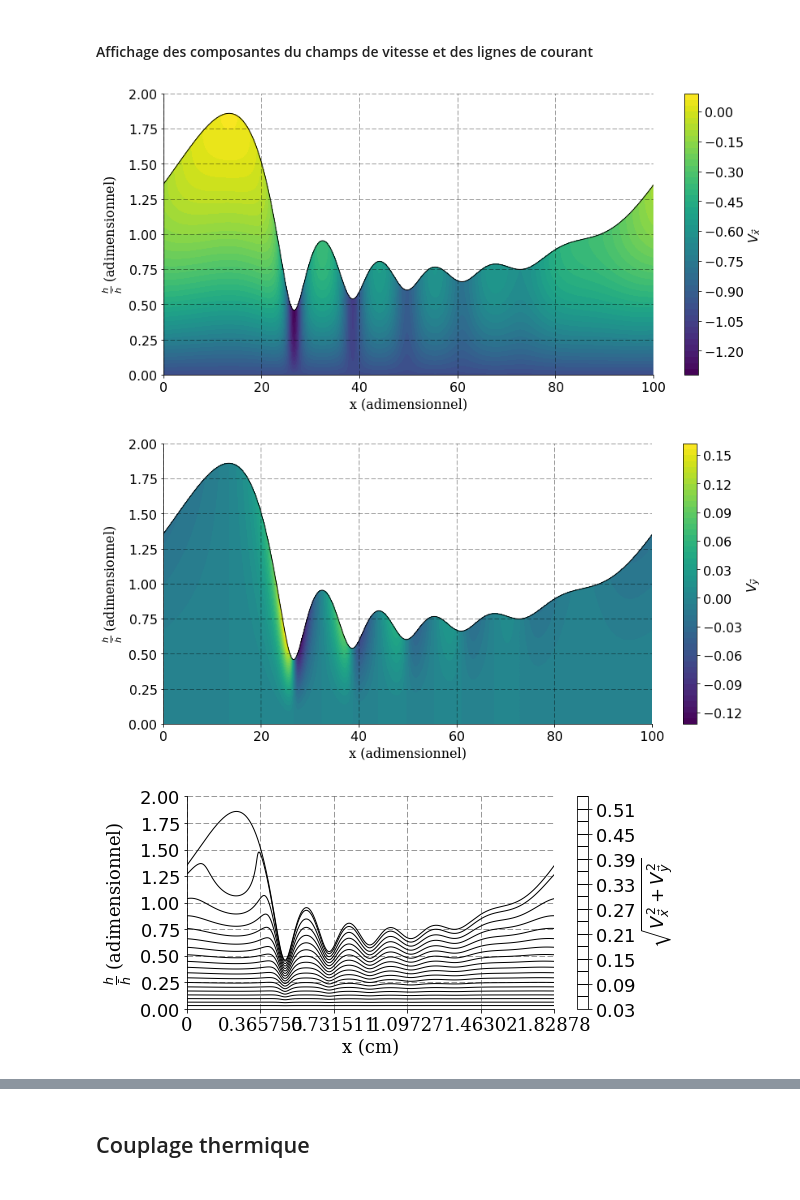
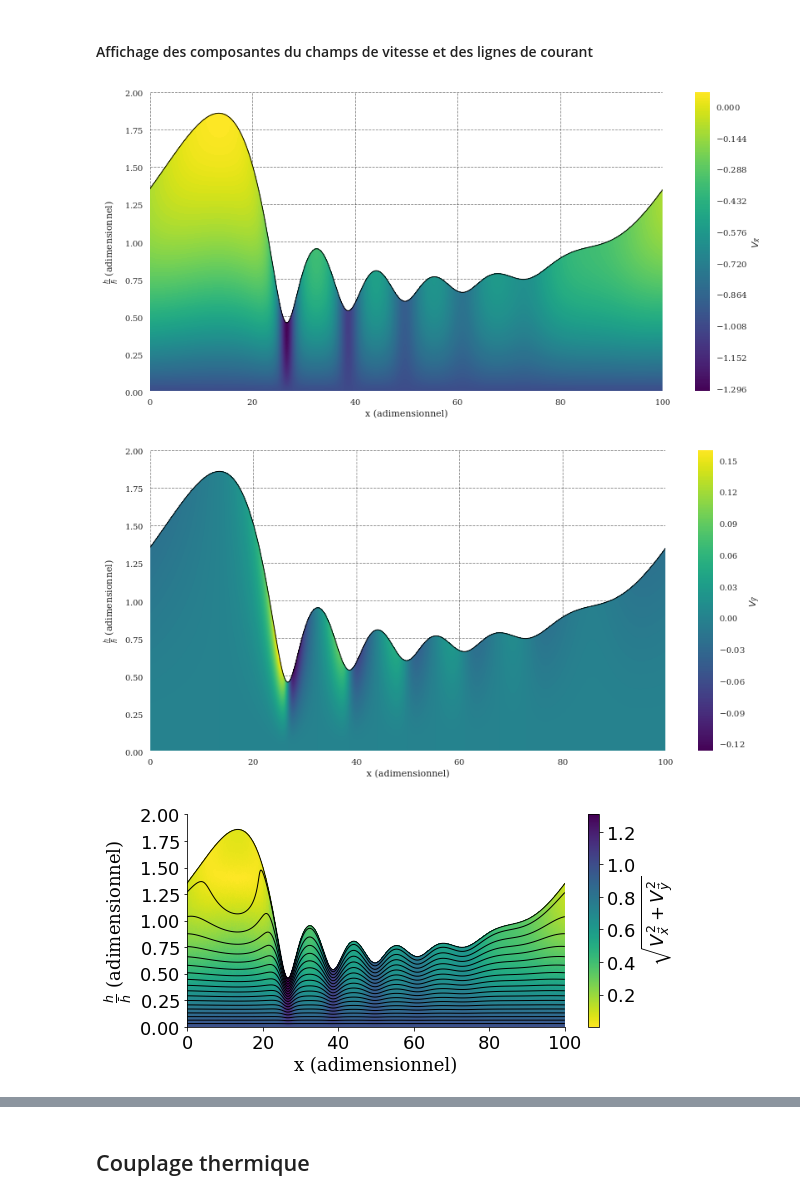
Before and after one commit to celliern/arc_2017, a Jupyter notebook: contenu_additionnel.ipynb, the cells around one changed output, grey strips where cells are left out. Drawn from its saved outputs; the diff is of its cells as text; code cells hidden in the pictures.

```diff
--- a/contenu_additionnel.ipynb
+++ b/contenu_additionnel.ipynb
@@ -9,7 +14,8 @@ from scipy.integrate import cumtrapz
 from th_fallfilm.misc import helpers, container, materials
 import multiprocessing as mp
 from scibelt.viz import cascade_plot
-pl.style.use('publication_jupyter')
+import holoviews as hv
+pl.style.use('publication')
 
 %matplotlib inline
 # %% [markdown]
@@ -137,7 +143,7 @@ stream = cumtrapz(y=u, x=yy,
 # %%
 pl.figure(figsize=(12, 6))
 with pl.rc_context(rc={'text.fontsize': 16}):
-    pl.tricontourf(triangles, u.flatten(), 50)
+    pl.tricontourf(triangles, u.flatten(), 200)
     pl.plot(persist.x, persist.h[-1], color='black')
     pl.xlim(persist.x.min(), persist.x.max())
     pl.ylim(0, 2)
@@ -148,11 +154,11 @@ with pl.rc_context(rc={'text.fontsize': 16}):
     pl.show()
     # pl.savefig('figures/01-established_wave_Vx.pdf')
 # %% [output]
-[figure, old version]
+[figure, new version]
 # %%
 pl.figure(figsize=(12, 6))
 with pl.rc_context(rc={'text.fontsize': 16}):
-    pl.tricontourf(triangles, v.flatten(), 50)
+    pl.tricontourf(triangles, v.flatten(), 200)
     pl.plot(persist.x, persist.h[-1], color='black')
     pl.xlim(persist.x.min(), persist.x.max())
     pl.ylim(0, 2)
@@ -163,22 +169,22 @@ with pl.rc_context(rc={'text.fontsize': 16}):
     # pl.savefig('figures/01-established_wave_Vy.pdf')
     pl.show()
 # %% [output]
-[figure, old version]
+[figure, new version]
 # %%
 pl.figure(figsize=(33 / 4, 4))
 with pl.rc_context(rc={'text.fontsize': 18}):
     pl.tricontour(triangles, np.abs(stream.flatten()), 20,
                   colors='black', linestyles='-')
-    # pl.tripcolor(triangles, np.sqrt(u**2 + v**2).flatten(), cmap='viridis_r')
+    pl.tripcolor(triangles, np.sqrt(u**2 + v**2).flatten(), cmap='viridis_r')
     pl.plot(persist.x, persist.h[-1], color='black')
-    pl.xlabel('x (cm)')
+    pl.xlabel('x (adimensionnel)')
     pl.ylabel(r"$\frac{h}{\bar{h}}$ (adimensionnel)")
     pl.xlim(persist.x.min(), persist.x.max())
     pl.ylim(0, 2)
     locs, labels = pl.xticks()
 
     cbar = pl.colorbar()
     cbar.set_label(r'$\sqrt{V_{\vec{x}}^2 + V_{\vec{y}}^2}$')
     pl.savefig('figures/01-established_wave_streamlines.pdf')
 # %% [output]
-[figure, old version]
+[figure, new version]
```
Also changed, not shown: parts of 25 cells of this notebook, 9 other files.
